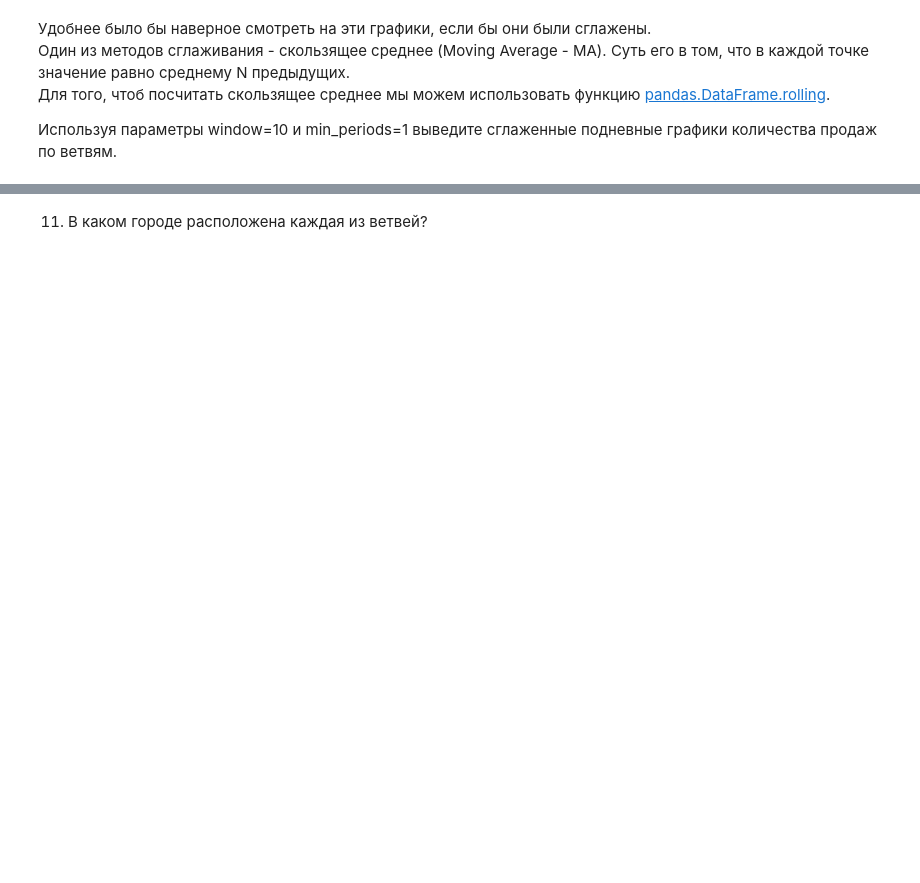
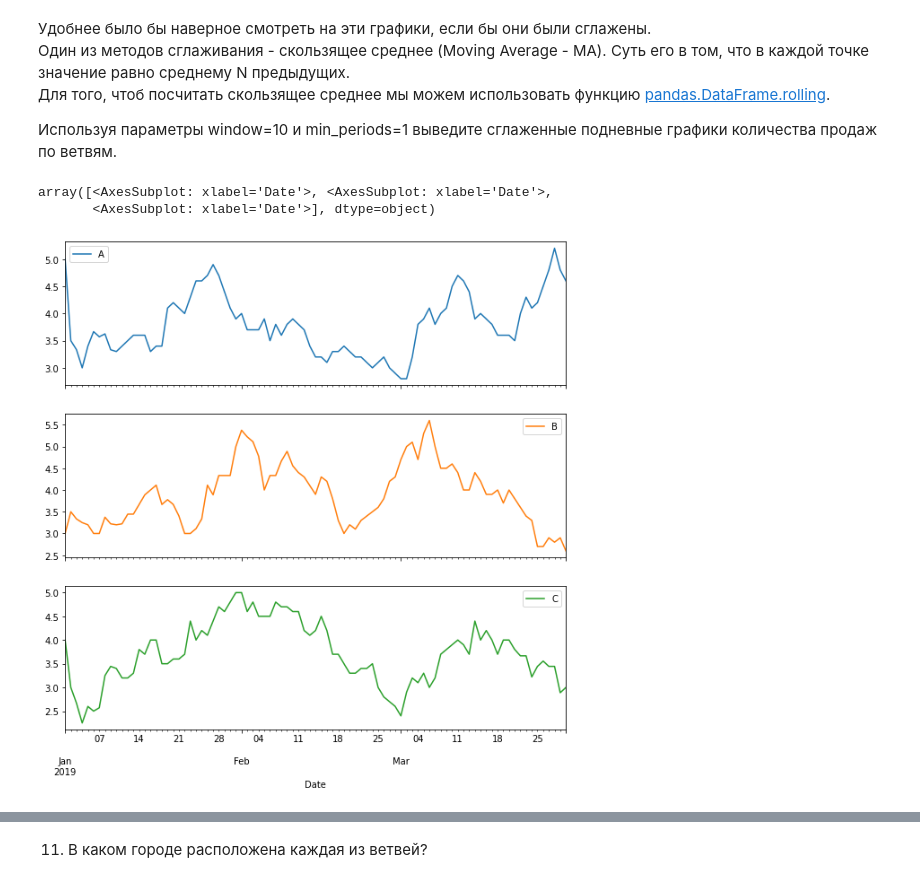
Before and after one commit to Delfori/Data_Analisys, a Jupyter notebook: rb_python_for_science/Lessons_3_4/HW2. Pandas. Basic visualizations.ipynb, the cells around one changed output, grey strips where cells are left out. Cells and saved outputs as stored; diff of their text form; code cells hidden in the pictures; blank space fills up the shorter version.

```diff
--- a/rb_python_for_science/Lessons_3_4/HW2. Pandas. Basic visualizations.ipynb
+++ b/rb_python_for_science/Lessons_3_4/HW2. Pandas. Basic visualizations.ipynb
@@ -67,4 +160,19 @@ df['Date'] = None # ваш код тут
 
 Используя параметры window=10 и min_periods=1 выведите сглаженные подневные графики количества продаж по ветвям.
 # %%
-# ваш код тут
+(pd.pivot_table(
+    df,
+    values='Invoice ID',
+    aggfunc='count',
+    columns='Branch',
+    index='Date')
+        .rolling(
+            window=10,
+            min_periods=1)
+        .mean()
+            .plot(figsize=(10, 10), subplots=True)
+)
+# %% [output]
+array([<AxesSubplot: xlabel='Date'>, <AxesSubplot: xlabel='Date'>,
+       <AxesSubplot: xlabel='Date'>], dtype=object)
+[figure, added]
```
Also changed, not shown: parts of 17 cells of this notebook, 2 other files.
